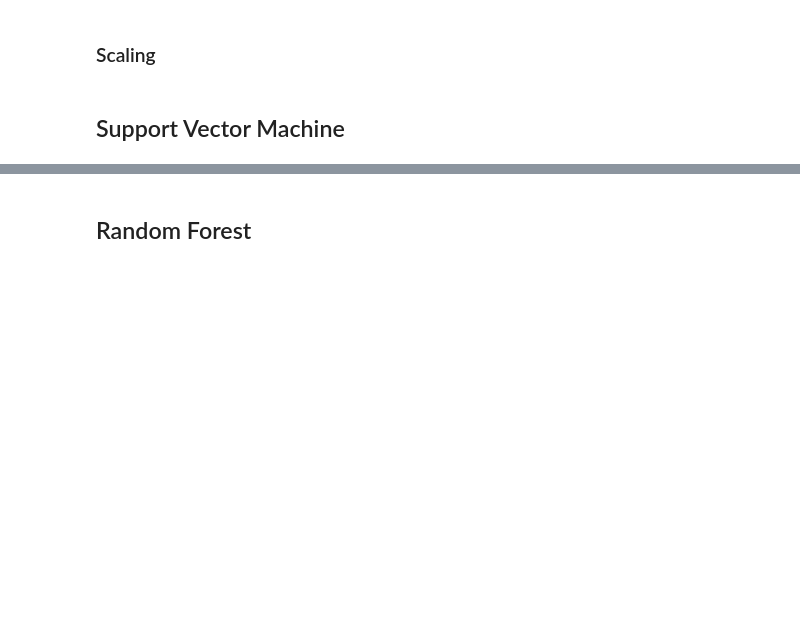
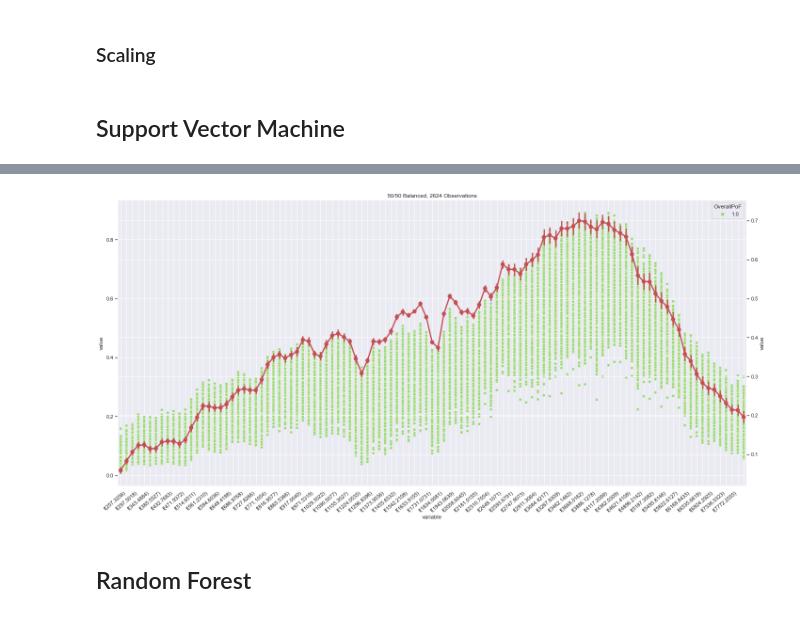
Before and after one commit to Charlene-L/CITS5553-Capstone-Project, a Jupyter notebook: ML Model/Benjamin/testing_gen.ipynb, the cells around one changed output, grey strips where cells are left out. Drawn from its saved outputs; the diff is of its cells as text; code cells hidden in the pictures; blank space fills up the shorter version.

```diff
--- a/ML Model/Benjamin/testing_gen.ipynb
+++ b/ML Model/Benjamin/testing_gen.ipynb
@@ -46,6 +61,7 @@ From `feature_selection.ipynb`
 Limiting normative data to same columns as generated
 # %%
 wba_df = wba_df[wba_gen.columns]
+wba_gen_balanced = wba_gen_balanced[wba_gen.columns]
 # %% [markdown]
 # Machine Learning
 # %%
@@ -100,0 +255,4 @@ NameError: name 'y_test_pred_svm' is not defined
+# %%
+support_vectors = svm_classifier.support_vectors_
+support_vector_indices = svm_classifier.support_
+print(support_vector_indices)
@@ -100,0 +264,11 @@ NameError: name 'y_test_pred_svm' is not defined
+# %%
+bal_viz = X_train_bal.copy(deep=True)
+bal_viz['support'] = 0
+
+bal_viz.loc[support_vector_indices,'support'] = 1
+bal_viz = pd.concat([bal_viz, y_train_bal], axis=1)
+
+cont_vars = [c for c in bal_viz if c[:2] != "f("]
+
+bal_viz_long = bal_viz.melt(cont_vars)
+bal_viz_long.head()
@@ -100,0 +282,30 @@ NameError: name 'y_test_pred_svm' is not defined
+# %%
+# Dual plotting
+fig, ax = plt.subplots()
+
+# Custom colours
+colors = ["#9CD876", "#4856A8", "#D97C65", "#4856A8"]# Set your custom color palette
+sns.set_palette(sns.color_palette(colors))
+
+# Plotting
+# ax = sns.scatterplot(data = bal_viz_long, x='variable', y='value', hue=bal_viz_long[['support','OverallPoF']].apply(tuple, axis=1))
+ax = sns.scatterplot(data = bal_viz_long[bal_viz_long['OverallPoF'] == 1],
+                    x='variable', y='value',
+                    hue='OverallPoF')
+
+# Tick labels and title
+ax.set_xticklabels(ax.get_xticklabels(), rotation=40, ha="right")
+ax.set(title="50/50 Balanced, {} Observations".format(len(wba_gen_balanced)))
+
+# Support vectors plot
+ax2 = ax.twinx()
+sns.pointplot(x='variable', y='value', data=bal_viz_long[bal_viz_long['support'] == 1], ax=ax2, color='r')
+
+sns.set(rc={'figure.figsize':(20,10)})
+
+plt.setp(ax.get_xticklabels()[::2], visible=False)
+
+plt.tight_layout()
+plt.show();
+# %% [output]
+[figure, added]
```
Also changed, not shown: parts of 38 cells of this notebook.
